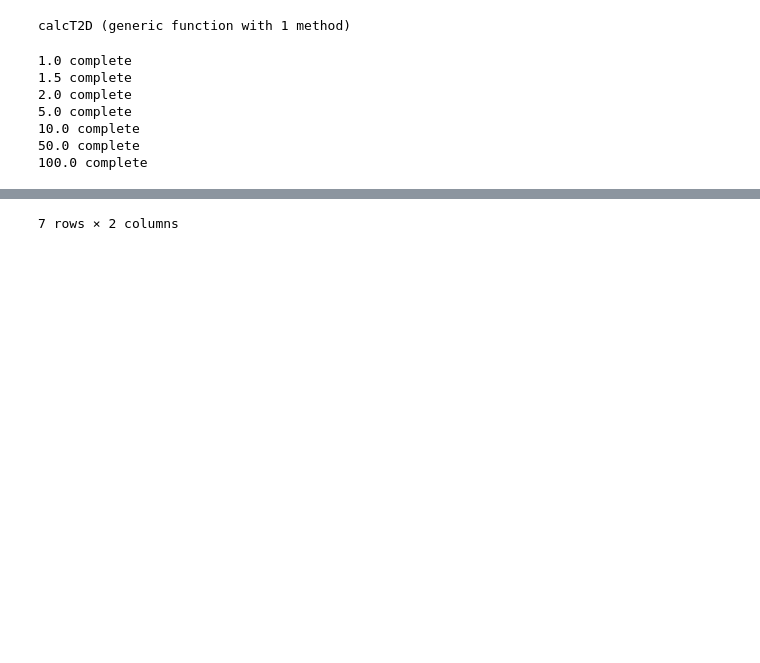
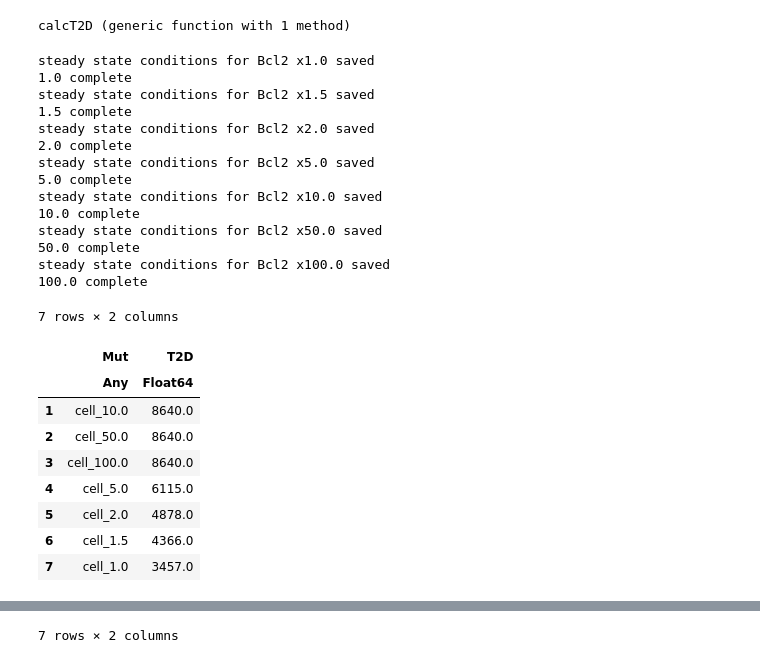
Before and after one commit to SiFTW/norrisEtAl, a Jupyter notebook: Figure1/Apoptosis_WTvsBcl2.ipynb, the cells around one changed output, grey strips where cells are left out. Cells and saved outputs as stored; diff of their text form; code cells hidden in the pictures; blank space fills up the shorter version.

```diff
--- a/Figure1/Apoptosis_WTvsBcl2.ipynb
+++ b/Figure1/Apoptosis_WTvsBcl2.ipynb
@@ -270,15 +383,36 @@ calcT2D (generic function with 1 method)
 # %%
 T2D_res = DataFrame(Mut=Any[],T2D=Float64[])
 for i in Bcl2_muts
+    genSSconds(i)
     sol = solveCell(i)
     T2Ddf = calcT2D(sol, i)
     T2D_res = append!(T2D_res, T2Ddf)
 end
 # %% [output]
+steady state conditions for Bcl2 x1.0 saved
 1.0 complete
+steady state conditions for Bcl2 x1.5 saved
 1.5 complete
+steady state conditions for Bcl2 x2.0 saved
 2.0 complete
+steady state conditions for Bcl2 x5.0 saved
 5.0 complete
+steady state conditions for Bcl2 x10.0 saved
 10.0 complete
+steady state conditions for Bcl2 x50.0 saved
 50.0 complete
+steady state conditions for Bcl2 x100.0 saved
 100.0 complete
+# %%
+T2D_res = sort!(T2D_res, :T2D, rev=true)
+# %% [output]
+7 rows × 2 columns
+|  | Mut | T2D |
+|  | Any | Float64 |
+| 1 | cell_10.0 | 8640.0 |
+| 2 | cell_50.0 | 8640.0 |
+| 3 | cell_100.0 | 8640.0 |
+| 4 | cell_5.0 | 6115.0 |
+| 5 | cell_2.0 | 4878.0 |
+| 6 | cell_1.5 | 4366.0 |
+| 7 | cell_1.0 | 3457.0 |
```
Also changed, not shown: parts of 36 cells of this notebook.
